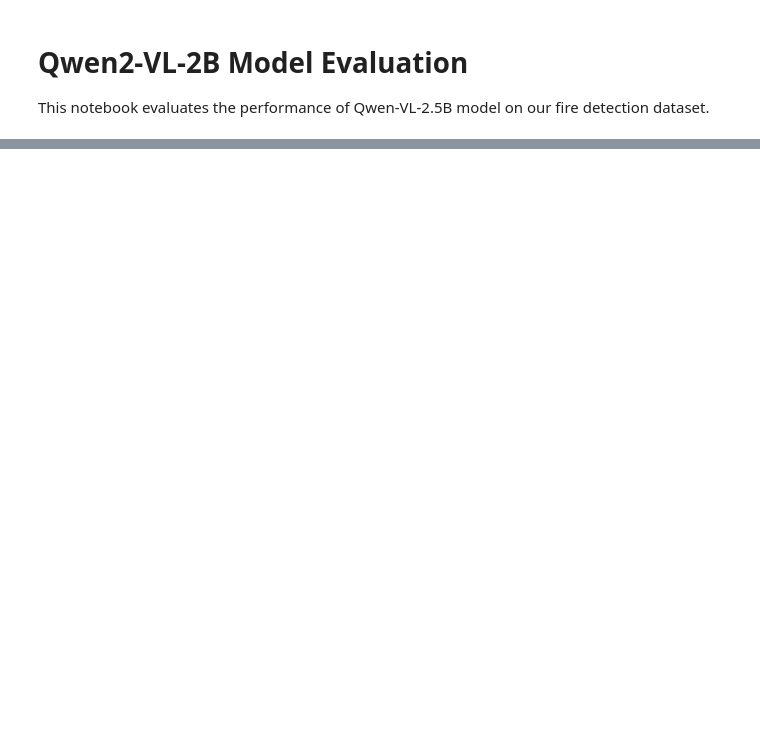
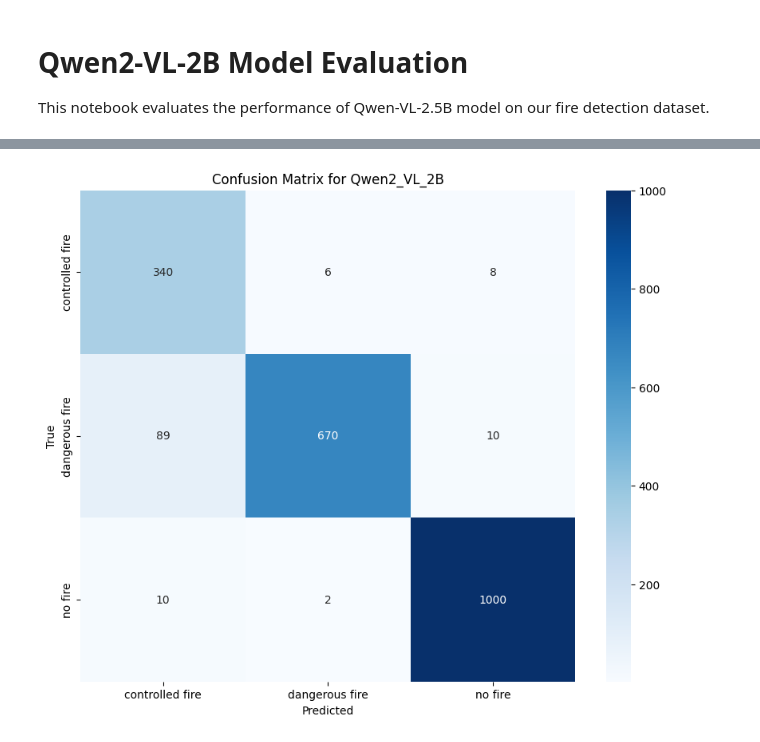
Before and after one commit to tmdeptrai/ContextFire-VLM, a Jupyter notebook: model_survey/qwen2_vl_2B.ipynb, the cells around one changed output, grey strips where cells are left out. Saved outputs shown, nothing was run; the diff lists cells and outputs as text; code cells hidden in the pictures; blank space fills up the shorter version.

Commit message:
finished qwen2_vl_2B survey

```diff
--- a/model_survey/qwen2_vl_2B.ipynb
+++ b/model_survey/qwen2_vl_2B.ipynb
@@ -34,11 +40,12 @@ model_name = "Qwen/Qwen2-VL-2B-Instruct"
 device = "cuda" if torch.cuda.is_available() else "cpu"
 
 processor = AutoProcessor.from_pretrained(model_name)
-model = AutoModelForCausalLM.from_pretrained(
+model = AutoModelForImageTextToText.from_pretrained(
     model_name,
+    torch_dtype=torch.bfloat16,
     device_map="auto",
     trust_remote_code=True
-).to(device)
+)
 
 tokenizer = AutoTokenizer.from_pretrained(
     model_name,
@@ -76,7 +83,14 @@ def process_image(image_path):
 
         # Generate prompt and inputs
         text = processor.apply_chat_template(messages, tokenize=False, add_generation_prompt=True)
-        inputs = processor(text=[text], images=[image], return_tensors="pt").to(device)
+        image_inputs, video_inputs = process_vision_info(messages) #this is for qwen family only, for other models please remove
+        inputs = processor(
+            text=[text],
+            images=image_inputs,
+            videos=video_inputs,
+            padding=True,
+            return_tensors="pt",
+        ).to(device)
 
         # Generate response
         with torch.no_grad():
@@ -114,15 +128,7 @@ def process_image(image_path):
         # Calculate inference time
         inference_time = time.time() - start_time
 
-        # Map labels to standardized format
-        label_mapping = {
-            "no fire": "harmless",
-            "controlled fire": "controlled",
-            "dangerous fire": "dangerous"
-        }
-        standardized_label = label_mapping.get(label, "unknown")
-
-        return standardized_label, caption, inference_time
+        return label, caption, inference_time
 
     except Exception as e:
         print(f"Error processing {image_path}: {str(e)}")
@@ -135,7 +141,7 @@ inference_times = []
 ground_truth = []
 
 for idx, row in df.iterrows():
-    img_path = os.path.join('../fire_dataset_combined', row['image_path'])
+    img_path = os.path.join('../', row['image_path'])
     if os.path.exists(img_path):
         pred, caption, inf_time = process_image(img_path)
         predictions.append(pred)
@@ -168,21 +204,23 @@ print(f"Max: {np.max(inference_times):.3f}s")
 # %%
 # Create and plot confusion matrix
 labels = sorted(list(set(ground_truth)))
 cm = confusion_matrix(ground_truth, predictions, labels=labels)
 
 plt.figure(figsize=(10, 8))
 sns.heatmap(
     cm,
     annot=True,
     fmt='d',
     cmap='Blues',
     xticklabels=labels,
     yticklabels=labels
 )
-plt.title('Confusion Matrix')
+plt.title('Confusion Matrix for Qwen2_VL_2B')
 plt.xlabel('Predicted')
 plt.ylabel('True')
 plt.show()
+# %% [output]
+[figure, added]
 # %%
 # Save results to CSV
 results_df = pd.DataFrame({
```
Also changed, not shown: parts of 6 cells of this notebook, 2 other files.
